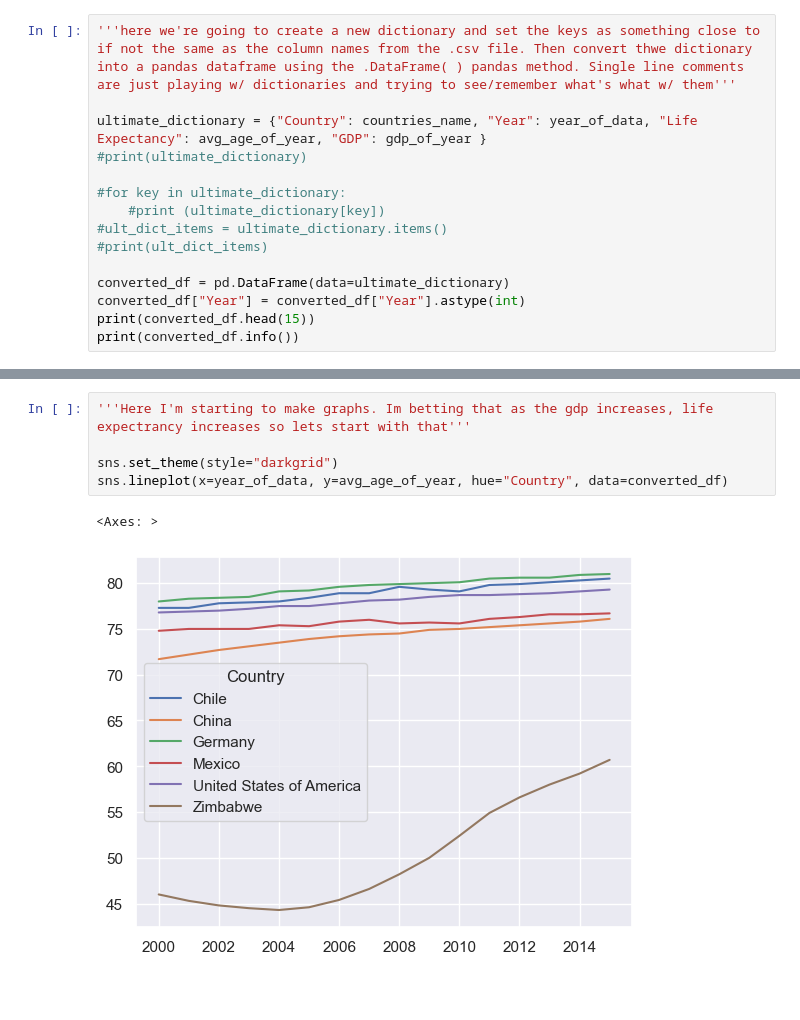
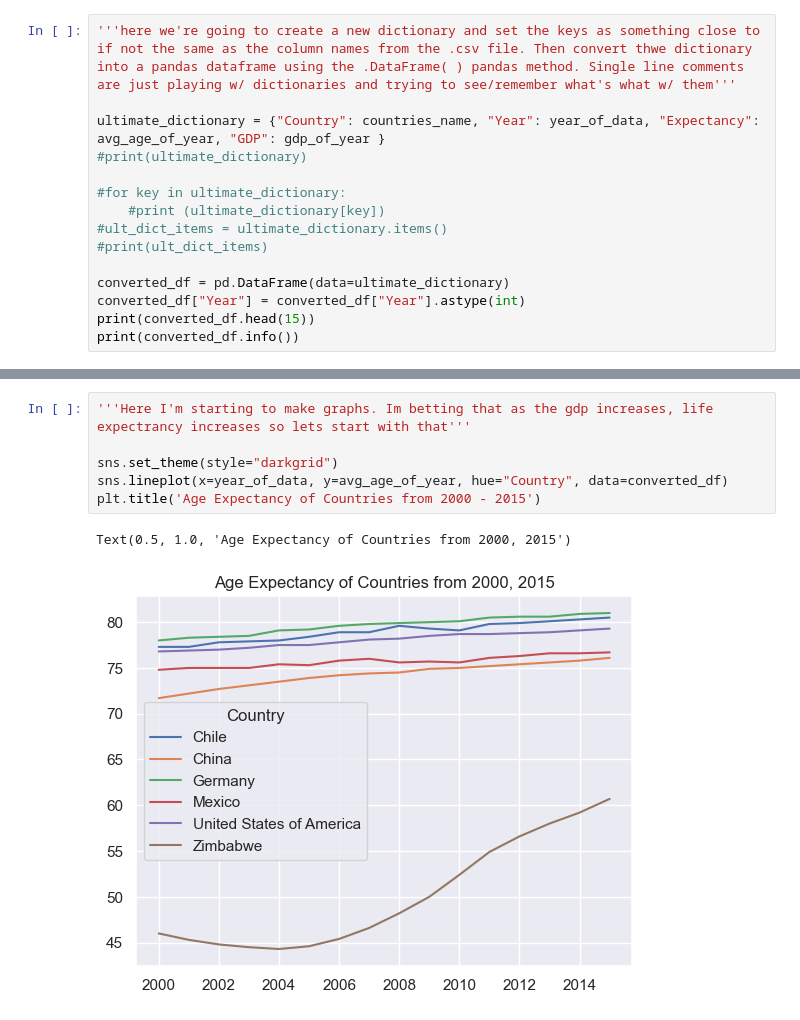
Before and after one commit to shortenedname/Personal---Portfolio-Projects, a Jupyter notebook: Life-Expectancy-and-GDP-Starter/Life-Expectancy-and-GDP-Starter/life_expectancy_gdp.ipynb, the cells around one changed output, grey strips where cells are left out. Saved outputs shown, nothing was run; the diff lists cells and outputs as text; blank space fills up the shorter version.

```diff
--- a/Life-Expectancy-and-GDP-Starter/Life-Expectancy-and-GDP-Starter/life_expectancy_gdp.ipynb
+++ b/Life-Expectancy-and-GDP-Starter/Life-Expectancy-and-GDP-Starter/life_expectancy_gdp.ipynb
@@ -76,7 +76,7 @@ YES
 '''here we're going to create a new dictionary and set the keys as something close to if not the same as the column names from the .csv file. Then convert thwe dictionary into a pandas dataframe using the .DataFrame( ) pandas method. Single line comments
 are just playing w/ dictionaries and trying to see/remember what's what w/ them'''
 
-ultimate_dictionary = {"Country": countries_name, "Year": year_of_data, "Life Expectancy": avg_age_of_year, "GDP": gdp_of_year }
+ultimate_dictionary = {"Country": countries_name, "Year": year_of_data, "Expectancy": avg_age_of_year, "GDP": gdp_of_year }
 #print(ultimate_dictionary)
 
 #for key in ultimate_dictionary:
@@ -109,8 +109,9 @@ None
 # %%
 '''Here I'm starting to make graphs. Im betting that as the gdp increases, life expectrancy increases so lets start with that'''
 
 sns.set_theme(style="darkgrid")
 sns.lineplot(x=year_of_data, y=avg_age_of_year, hue="Country", data=converted_df)
+plt.title('Age Expectancy of Countries from 2000 - 2015')
 # %% [output]
-<Axes: >
+Text(0.5, 1.0, 'Age Expectancy of Countries from 2000, 2015')
-[figure, old version]
+[figure, new version]
```
Also changed, not shown: parts of 8 cells of this notebook.
